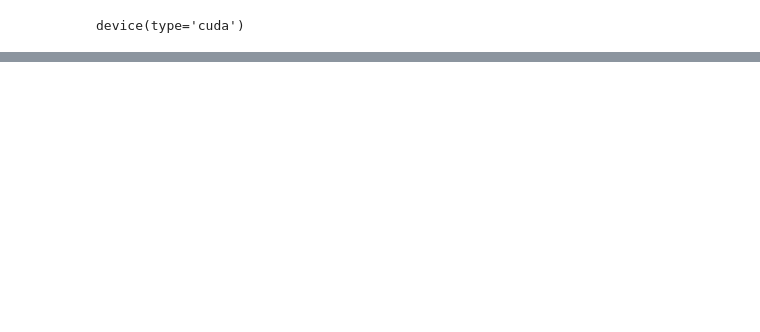
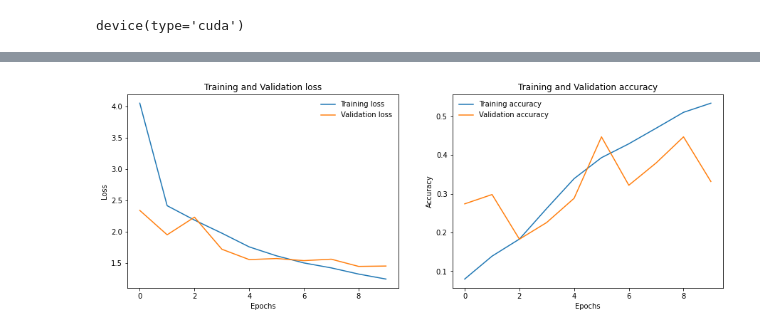
Before and after one commit to FiratSaritas/manhole-cover-classification, a Jupyter notebook: model/model_F.ipynb, the cells around one changed output, grey strips where cells are left out. Saved outputs shown, nothing was run; the diff lists cells and outputs as text; code cells hidden in the pictures; blank space fills up the shorter version.

```diff
--- a/model/model_F.ipynb
+++ b/model/model_F.ipynb
@@ -73,3 +106,6 @@ class Net(nn.Module):
         x = F.relu(self.fc2(x))
         x = self.fc3(x)
         return x
+# %%
+alexnet = models.alexnet(pretrained=False, progress=True)
+alexnet = TrainingInterface(model=alexnet, name="alexnet")
@@ -254,14 +316,4 @@ def loss_acc_function(train_loss,valid_loss,train_acc,valid_acc):
 # %%
-batch_size = 32
-epochs = 10
-num_workers = 0
-learning_rate = 0.001
-
-
-trainloader = get_dataloader(root_dir = path, df= train_df, transformations = get_transform(),batch_size=batch_size,workers=num_workers)
-valloader = get_dataloader(root_dir = path, df= val_df, transformations = get_transform(),batch_size=batch_size,workers=num_workers)
-testloader = get_dataloader(root_dir = path, df= test_df, transformations = get_transform(),batch_size=batch_size,workers=num_workers)
-
 model = Net()
 model = model.to(device)
 criterion = nn.CrossEntropyLoss().to(device)
@@ -304,0 +358,7 @@ Model isch ja mal richtig kacke xD
+# %%
+model = alexnet.model
+model = model.to(device)
+criterion = nn.CrossEntropyLoss().to(device)
+optimizer = optim.SGD(alexnet.model.parameters(), lr=learning_rate, momentum=0.9)
+# %%
+model, train_losses, train_accuracy, valid_losses, valid_accuracy = train_epoch(epochs, model, trainloader, optimizer, criterion, device)
@@ -304,0 +376,4 @@ Model isch ja mal richtig kacke xD
+# %%
+loss_acc_function(train_losses,valid_losses,train_accuracy,valid_accuracy)
+# %% [output]
+[figure, added]
```
Also changed, not shown: parts of 80 cells of this notebook.
